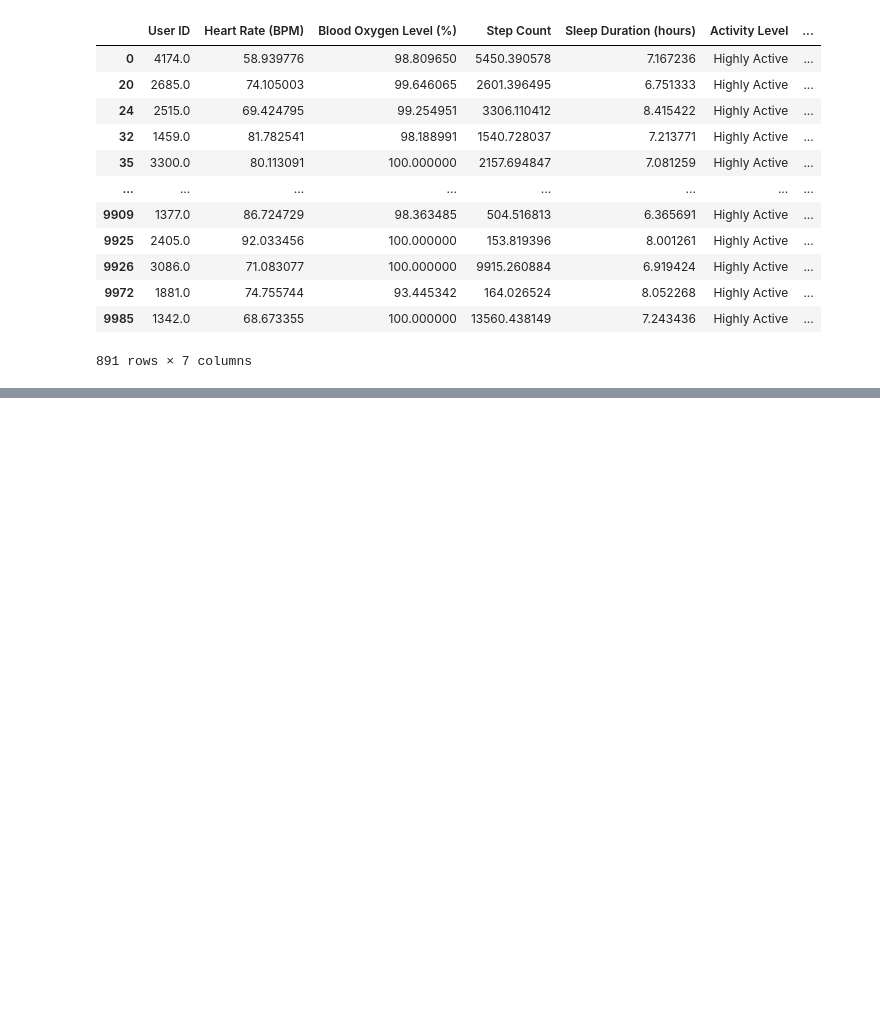
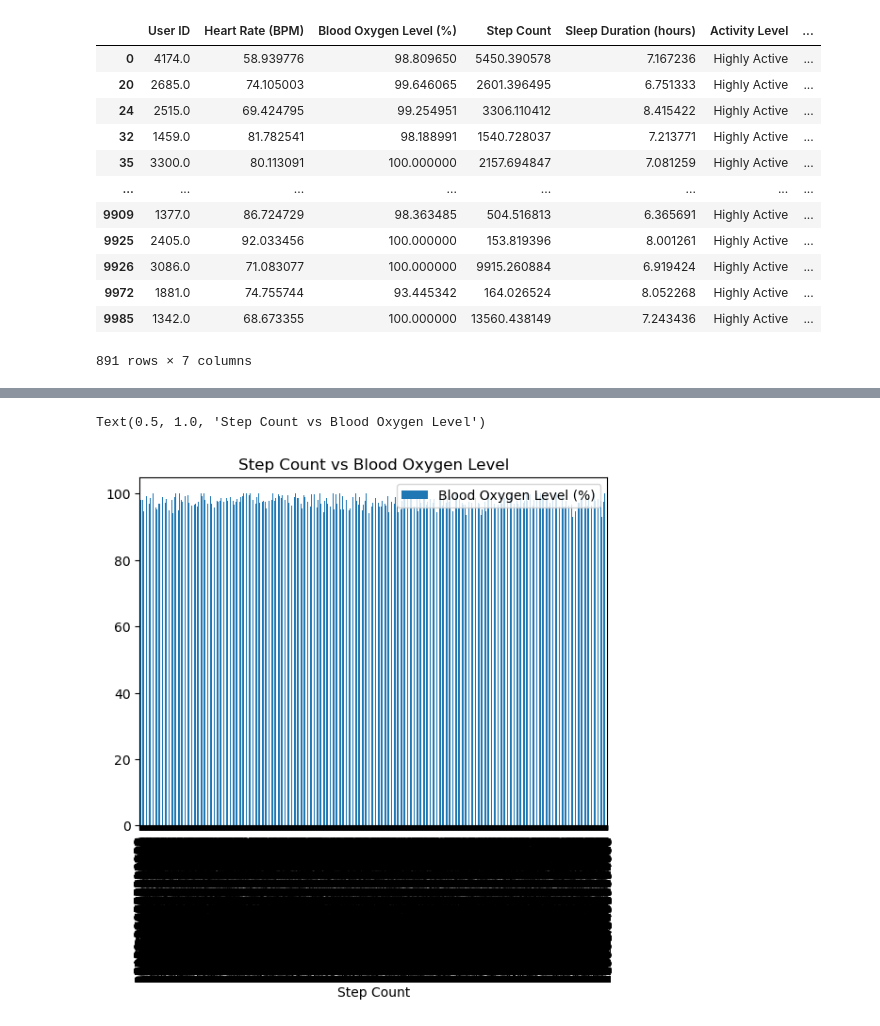
Before and after one commit to Tharun21-Leo/Data_Analysis_Projects, a Jupyter notebook: SmartWatch.ipynb, the cells around one changed output, grey strips where cells are left out. Cells and saved outputs as stored; diff of their text form; code cells hidden in the pictures; blank space fills up the shorter version.

```diff
--- a/SmartWatch.ipynb
+++ b/SmartWatch.ipynb
@@ -120,0 +189,6 @@ filtered_data
+# %%
+watch_data.plot(kind="bar", x='Step Count', y='Blood Oxygen Level (%)')
+plt.title('Step Count vs Blood Oxygen Level')
+# %% [output]
+Text(0.5, 1.0, 'Step Count vs Blood Oxygen Level')
+[figure, added]
```
Also changed, not shown: parts of 8 cells of this notebook, 2 other files.
